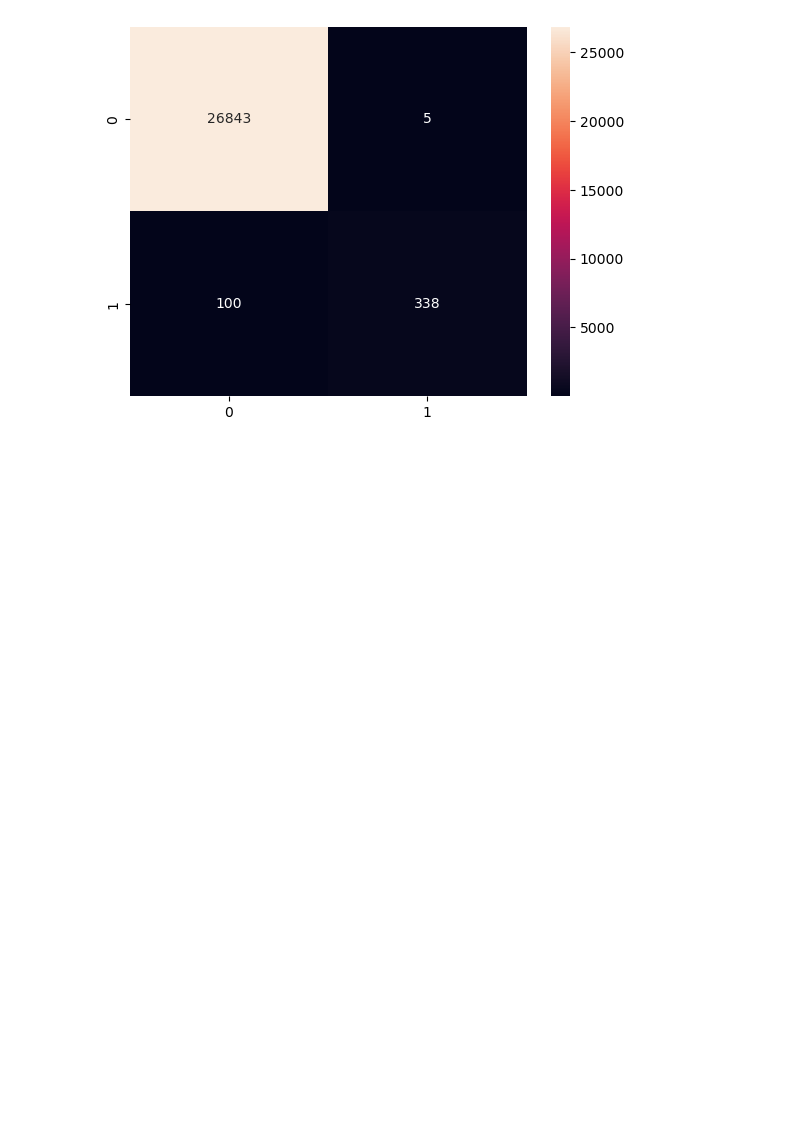
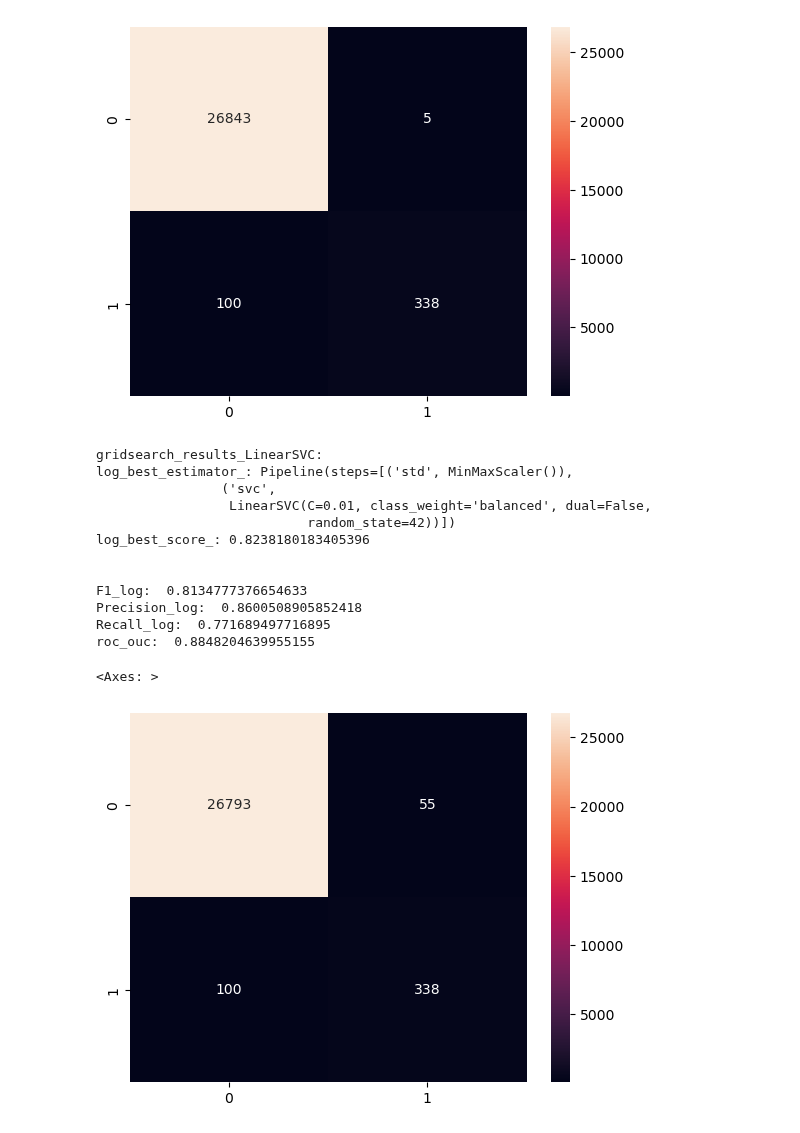
Before and after one commit to farnazashrafi/portfolio_project, a Jupyter notebook: notebooks/farnaz_test_2.ipynb, the cells around one changed output. Cells and saved outputs as stored; diff of their text form; code cells hidden in the pictures; blank space fills up the shorter version.

```diff
--- a/notebooks/farnaz_test_2.ipynb
+++ b/notebooks/farnaz_test_2.ipynb
@@ -323,3 +369,40 @@ Precision_rf:  0.9854227405247813
 Recall_rf:  0.771689497716895
 <Axes: >
 [figure]
+# %%
+## algorithm : LinearSVC
+# tune hyperparameters
+svc = LinearSVC(dual=False, class_weight='balanced', random_state=42)
+#svc=SVC(random_state=42)
+pipeline_svc=Pipeline([('std' , MinMaxScaler()) ,('svc' , svc)])
+
+search_space={'svc__C':[0.01 ,0.1 ,1 ,10 ,100] } # 'kernel':['linear' , 'poly' ,'rbf']
+
+model_svm=GridSearchCV(estimator=pipeline_svc , param_grid=search_space , cv=5 , n_jobs=-1, scoring='f1')
+model_svm.fit(features_train , target_train)
+target_test_pred_optimized_svc=model_svm.predict(features_test)
+print('gridsearch_results_LinearSVC:')
+print('log_best_estimator_:',model_svm.best_estimator_)
+print('log_best_score_:',model_svm.best_score_)
+print('\n')
+print('F1_log: ', f1_score(target_test, target_test_pred_optimized_svc))
+print('Precision_log: ', precision_score(target_test, target_test_pred_optimized_svc))
+print('Recall_log: ', recall_score(target_test, target_test_pred_optimized_svc))
+print('roc_ouc: ', roc_auc_score(target_test, target_test_pred_optimized_svc))
+confusion_matrix_svc_optimized= confusion_matrix(target_test, target_test_pred_optimized_svc)
+sns.heatmap(confusion_matrix_svc_optimized, annot=True, fmt='d')
+# %% [output]
+gridsearch_results_LinearSVC:
+log_best_estimator_: Pipeline(steps=[('std', MinMaxScaler()),
+                ('svc',
+                 LinearSVC(C=0.01, class_weight='balanced', dual=False,
+                           random_state=42))])
+log_best_score_: 0.8238180183405396
+
+
+F1_log:  0.8134777376654633
+Precision_log:  0.8600508905852418
+Recall_log:  0.771689497716895
+roc_ouc:  0.8848204639955155
+<Axes: >
+[figure, added]
```
Also changed, not shown: parts of 18 cells of this notebook.
